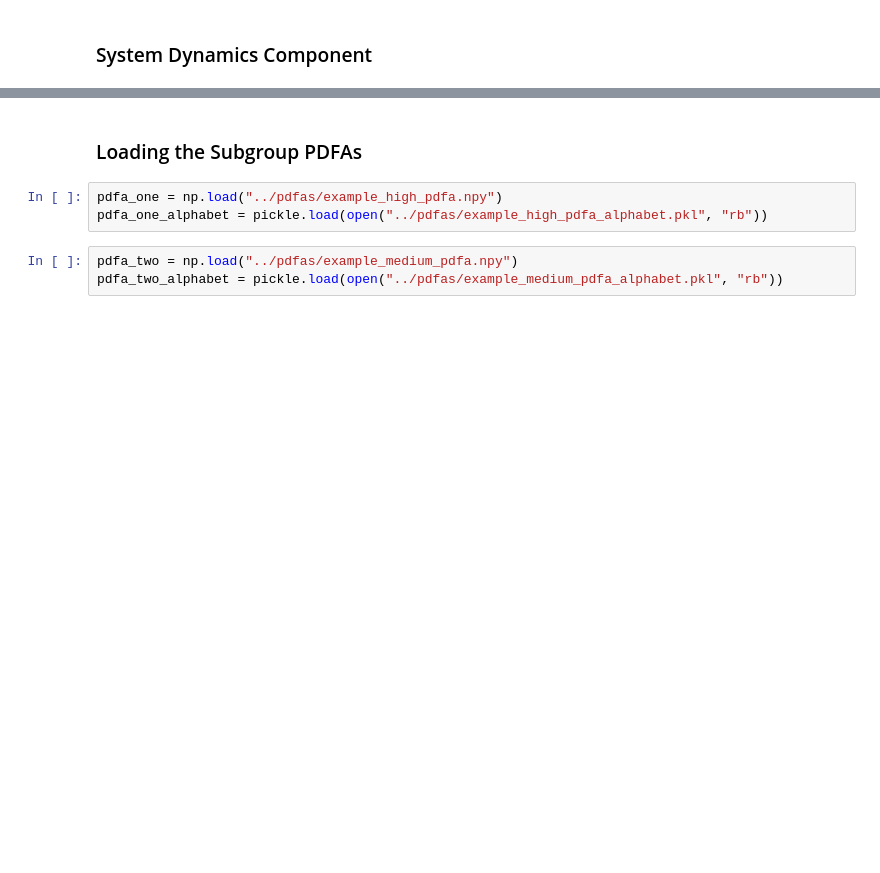
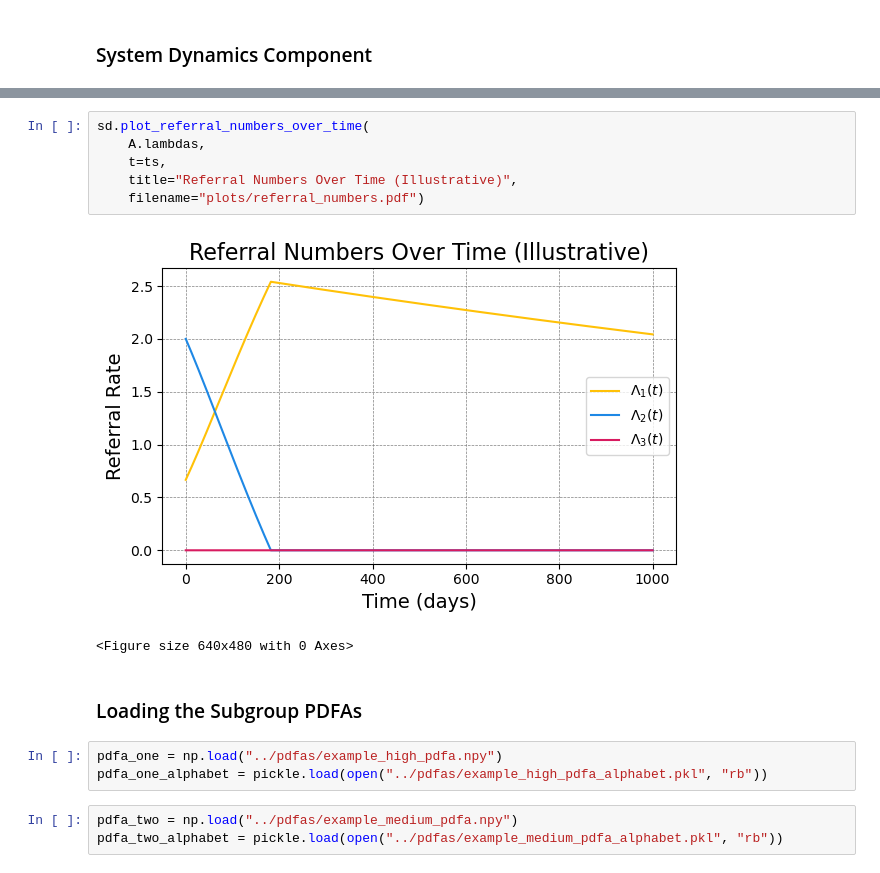
Before and after one commit to MHowells/HybridSimModel, a Jupyter notebook: nbs/hybrid_simulation.ipynb, the cells around one changed output, grey strips where cells are left out. Cells and saved outputs as stored; diff of their text form; blank space fills up the shorter version.

```diff
--- a/nbs/hybrid_simulation.ipynb
+++ b/nbs/hybrid_simulation.ipynb
@@ -285,3 +38,12 @@ plt.savefig("arrival_rate.png", dpi=300, bbox_inches="tight", transparent=True)
+# %%
+sd.plot_referral_numbers_over_time(
+    A.lambdas,
+    t=ts,
+    title="Referral Numbers Over Time (Illustrative)",
+    filename="plots/referral_numbers.pdf")
+# %% [output]
+[figure, added]
+<Figure size 640x480 with 0 Axes>
 # %% [markdown]
 ### Loading the Subgroup PDFAs
 # %%
```
Also changed, not shown: parts of 9 cells of this notebook, 5 other files.
